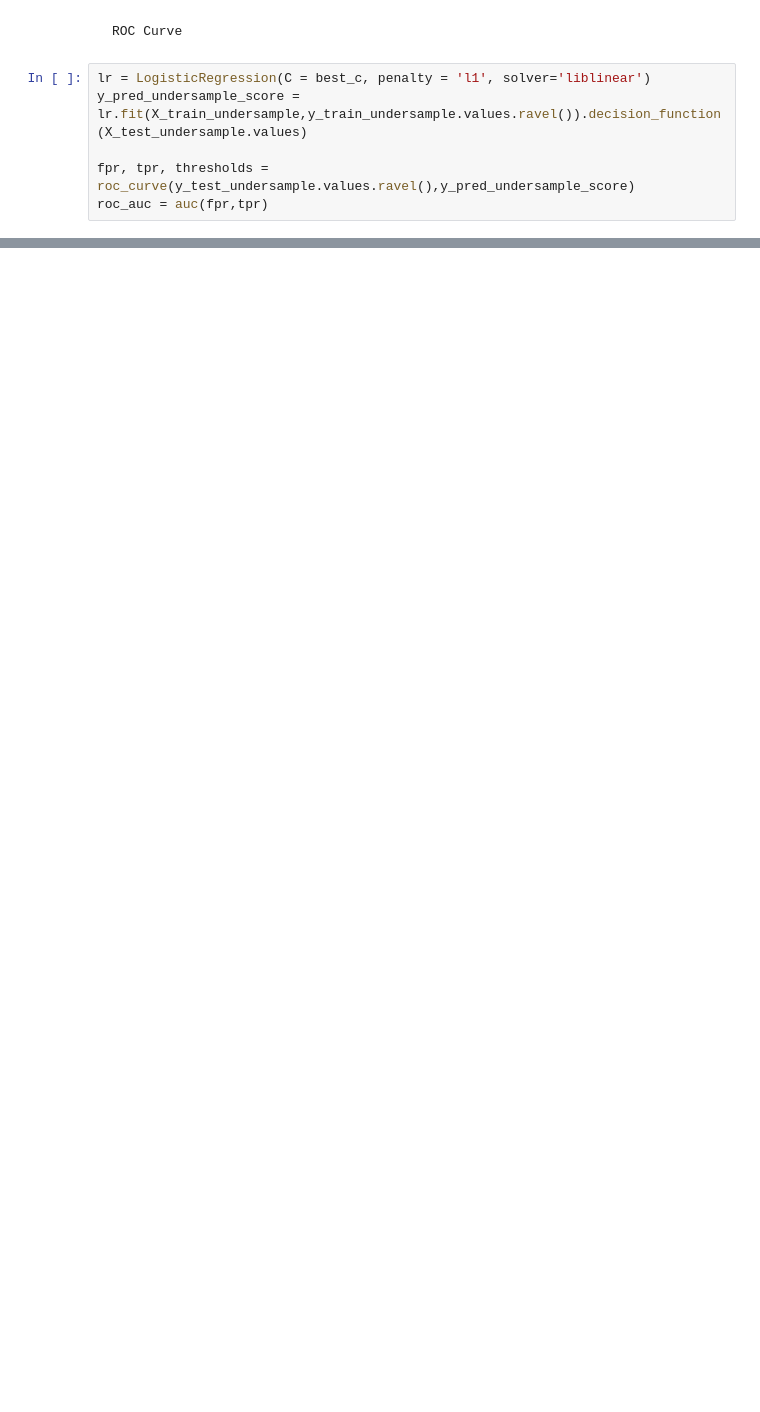
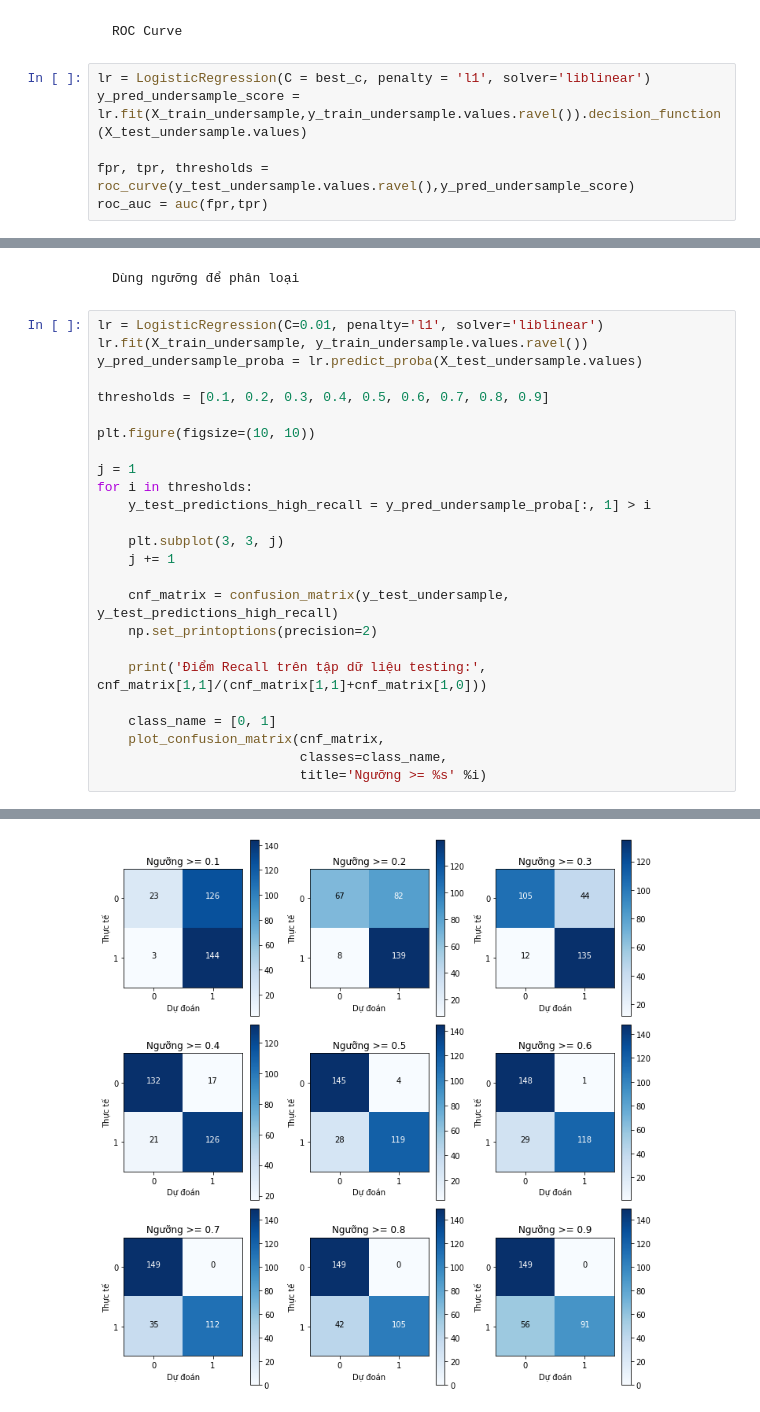
Before and after one commit to PTson2207/CreditCard-FraudModel, a Jupyter notebook: Credit_Card_Fraud_Model.ipynb, the cells around one changed output, grey strips where cells are left out. Cells and saved outputs as stored; diff of their text form; blank space fills up the shorter version.

Commit message:
update threshold

```diff
--- a/Credit_Card_Fraud_Model.ipynb
+++ b/Credit_Card_Fraud_Model.ipynb
@@ -326,0 +371,28 @@ plt.show()
+# %% [markdown]
+    Dùng ngưỡng để phân loại
+# %%
+lr = LogisticRegression(C=0.01, penalty='l1', solver='liblinear')
+lr.fit(X_train_undersample, y_train_undersample.values.ravel())
+y_pred_undersample_proba = lr.predict_proba(X_test_undersample.values)
+
+thresholds = [0.1, 0.2, 0.3, 0.4, 0.5, 0.6, 0.7, 0.8, 0.9]
+
+plt.figure(figsize=(10, 10))
+
+j = 1
+for i in thresholds:
+    y_test_predictions_high_recall = y_pred_undersample_proba[:, 1] > i
+
+    plt.subplot(3, 3, j)
+    j += 1
+
+    cnf_matrix = confusion_matrix(y_test_undersample, y_test_predictions_high_recall)
+    np.set_printoptions(precision=2)
+
+    print('Điểm Recall trên tập dữ liệu testing:', cnf_matrix[1,1]/(cnf_matrix[1,1]+cnf_matrix[1,0]))
+
+    class_name = [0, 1]
+    plot_confusion_matrix(cnf_matrix,
+                          classes=class_name,
+                          title='Ngưỡng >= %s' %i)
+# %% [output]
@@ -326,0 +408 @@ plt.show()
+[figure, added]
```
Also changed, not shown: parts of 13 cells of this notebook.
